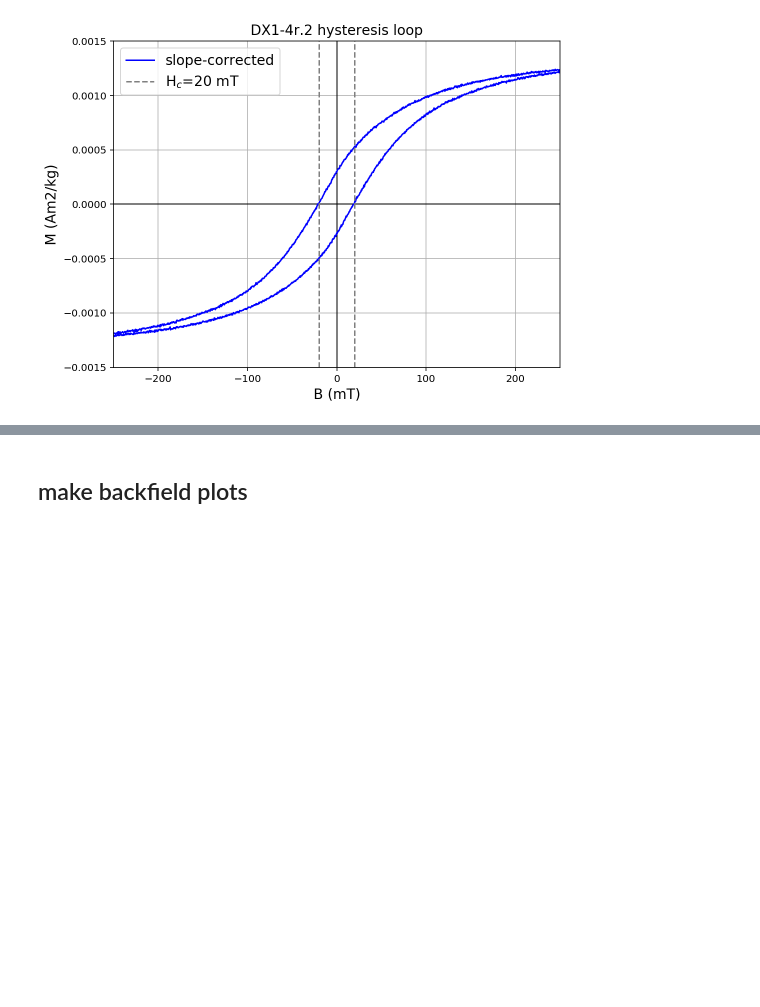
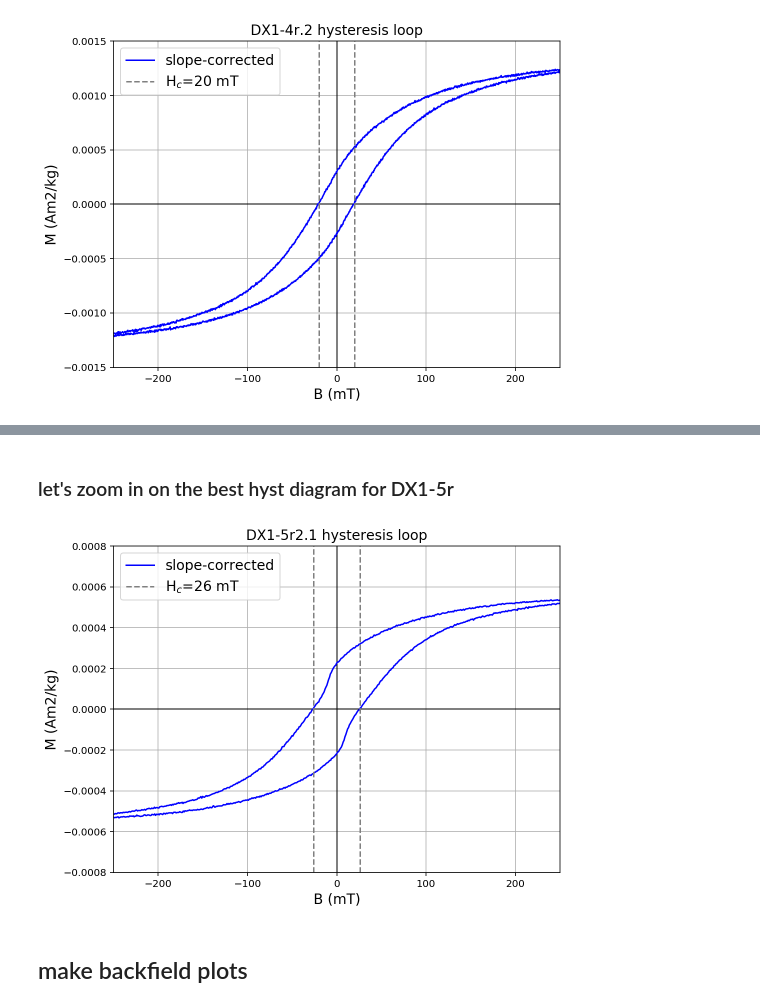
Before and after one commit to duserzym/2022_IRM_summer_school, a Jupyter notebook: code/VSM.ipynb, the cells around one changed output, grey strips where cells are left out. Cells and saved outputs as stored; diff of their text form; code cells hidden in the pictures; blank space fills up the shorter version.

```diff
--- a/code/VSM.ipynb
+++ b/code/VSM.ipynb
@@ -221,3 +260,19 @@ plt.show()
+# %% [markdown]
+### let's zoom in on the best hyst diagram for DX1-5r
+# %%
+DX1_5r_hyst_2 = plot_hyst_data(hysteresis_measurements, 8, plot_raw_data=0, savefig = False)
+DX1_5r_hyst_2.set_xlim(-250, 250)
+DX1_5r_hyst_2.set_ylim(-0.0015, 0.0015)
+
+Hc = 26
+DX1_5r_hyst_2.axvline(Hc, ls='--', color='gray', label='H$_c$='+str(Hc)+' mT')
+DX1_5r_hyst_2.axvline(-Hc, ls='--', color='gray')
+DX1_5r_hyst_2.set_ylim(-0.0008, 0.0008)
+plt.legend(fontsize=14)
+plt.savefig('code_output/DX1_5r_hyst_zoom.png', dpi=300, bbox_inches='tight')
+plt.show()
+# %% [output]
+[figure, added]
 # %% [markdown]
 ## make backfield plots
 # %%
```
Also changed, not shown: parts of 21 cells of this notebook, 49 other files.
